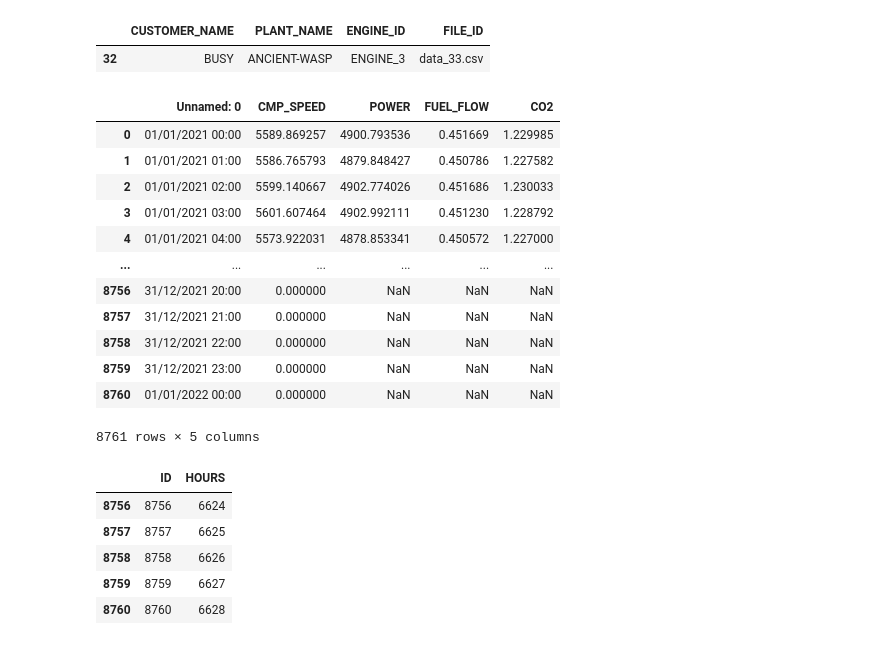
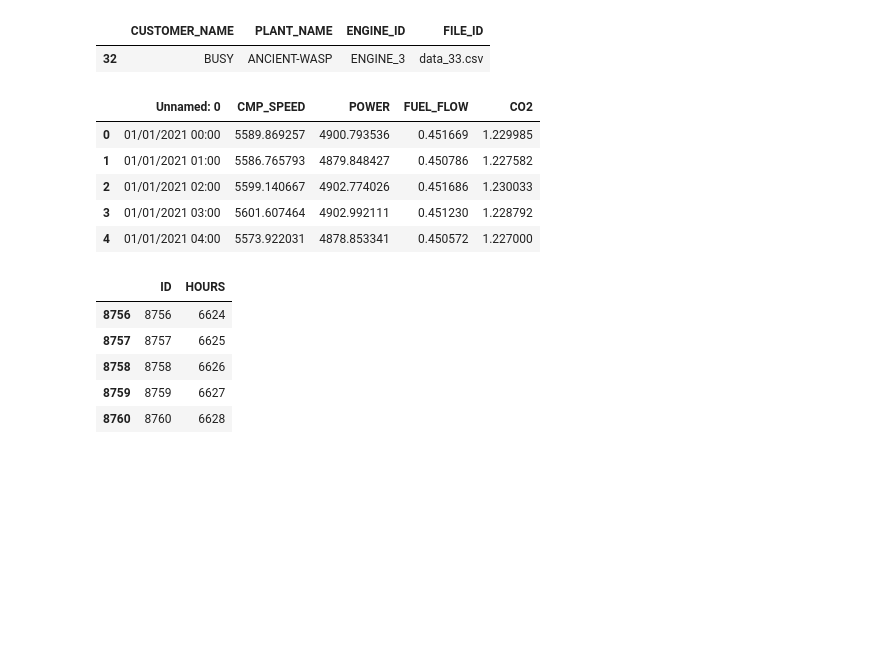
Before and after one commit to Stmark1/Visualization_Team_4, a Jupyter notebook: hours-challenge.ipynb, the cells around one changed output. Drawn from its saved outputs; the diff is of its cells as text; code cells hidden in the pictures; blank space fills up the shorter version.

```diff
--- a/hours-challenge.ipynb
+++ b/hours-challenge.ipynb
@@ -64,21 +64,14 @@ engine_metadata[(engine_metadata["PLANT_NAME"] == "ANCIENT-WASP") & (engine_meta
 # %%
 Ancient_wasp_engine3 = pd.read_csv("/kaggle/input/0db0ed38-868c-40d2-bcbd-bcedb88543cf/dataset/dataset/data_33.csv")
 # %%
-Ancient_wasp_engine3
+Ancient_wasp_engine3.head()
 # %% [output]
 |  | Unnamed: 0 | CMP_SPEED | POWER | FUEL_FLOW | CO2 |
 | 0 | 01/01/2021 00:00 | 5589.869257 | 4900.793536 | 0.451669 | 1.229985 |
 | 1 | 01/01/2021 01:00 | 5586.765793 | 4879.848427 | 0.450786 | 1.227582 |
 | 2 | 01/01/2021 02:00 | 5599.140667 | 4902.774026 | 0.451686 | 1.230033 |
 | 3 | 01/01/2021 03:00 | 5601.607464 | 4902.992111 | 0.451230 | 1.228792 |
 | 4 | 01/01/2021 04:00 | 5573.922031 | 4878.853341 | 0.450572 | 1.227000 |
-| ... | ... | ... | ... | ... | ... |
-| 8756 | 31/12/2021 20:00 | 0.000000 | NaN | NaN | NaN |
-| 8757 | 31/12/2021 21:00 | 0.000000 | NaN | NaN | NaN |
-| 8758 | 31/12/2021 22:00 | 0.000000 | NaN | NaN | NaN |
-| 8759 | 31/12/2021 23:00 | 0.000000 | NaN | NaN | NaN |
-| 8760 | 01/01/2022 00:00 | 0.000000 | NaN | NaN | NaN |
-8761 rows × 5 columns
 # %%
 sample_submission = pd.read_csv("/kaggle/input/0db0ed38-868c-40d2-bcbd-bcedb88543cf/sample_submission.csv")
 sample_submission.tail()
```
Also changed, not shown: parts of 7 cells of this notebook.
